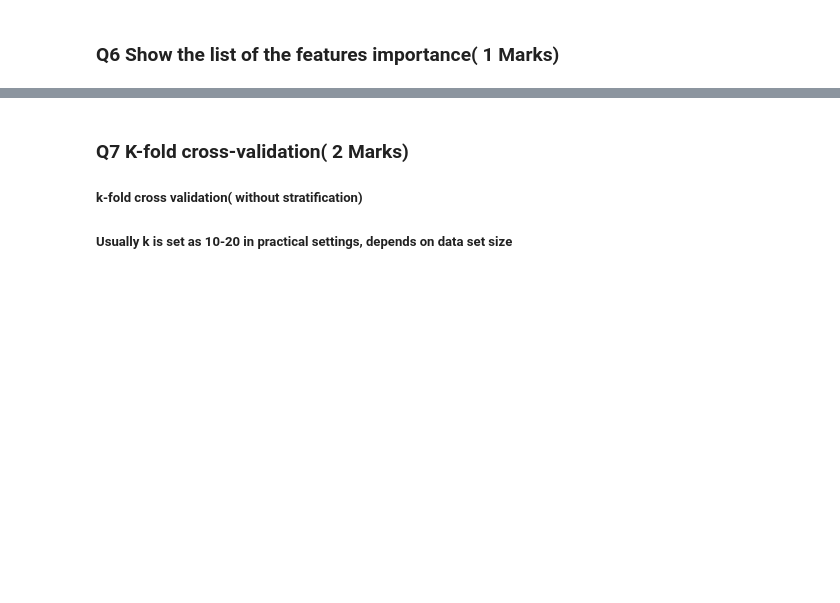
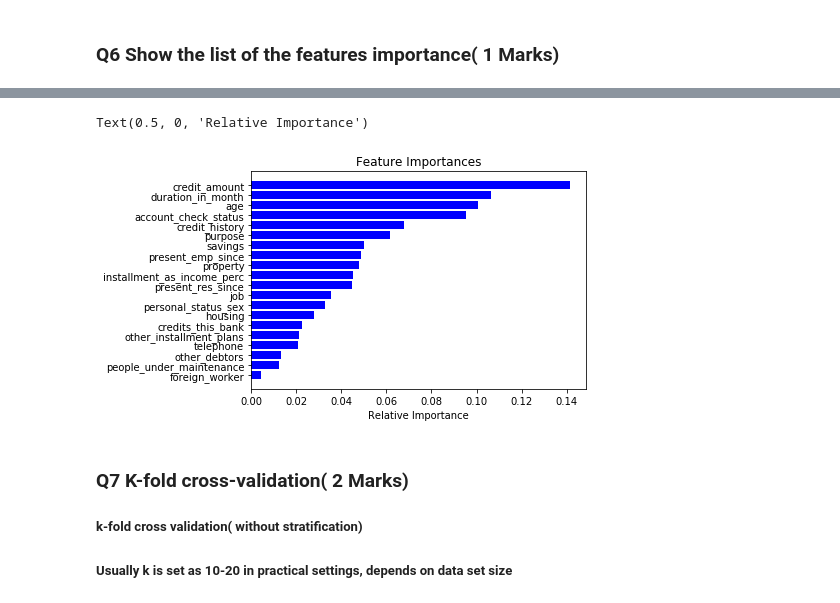
Before and after one commit to GreatLearningAIML1/bangalore-feb-batch-siju-samuel, a Jupyter notebook: R4_Lab_External_ValidationAccuracy/R4_External_Lab_Validation_Accuracy.ipynb, the cells around one changed output, grey strips where cells are left out. Drawn from its saved outputs; the diff is of its cells as text; code cells hidden in the pictures; blank space fills up the shorter version.

```diff
--- a/R4_Lab_External_ValidationAccuracy/R4_External_Lab_Validation_Accuracy.ipynb
+++ b/R4_Lab_External_ValidationAccuracy/R4_External_Lab_Validation_Accuracy.ipynb
@@ -116,0 +215,3 @@ X.shape
+# %%
+X_train, X_test, Y_train, Y_test = train_test_split(X_in, Y_in, test_size=0.30, random_state=0)
+X_train.shape, X_test.shape, Y_train.shape, Y_test.shape
@@ -119,0 +225,3 @@ X.shape
+# %%
+Rf_model = RandomForestClassifier(n_jobs=2,n_estimators=500,criterion="entropy",random_state=9999)
+Rf_model.fit(X_train, Y_train)
@@ -125,3 +290,16 @@ X.shape
+# %%
+features = X_test.columns
+importances = Rf_model.feature_importances_
+indices = np.argsort(importances)
+
+plt.figure(1)
+plt.title('Feature Importances')
+plt.barh(range(len(indices)), importances[indices], color='b', align='center')
+plt.yticks(range(len(indices)), features[indices])
+plt.xlabel('Relative Importance')
+# %% [output]
+Text(0.5, 0, 'Relative Importance')
+[figure, added]
 # %% [markdown]
 ### Q7 K-fold cross-validation( 2 Marks)
 ##### k-fold cross validation( without stratification)
```
Also changed, not shown: parts of 22 cells of this notebook.
